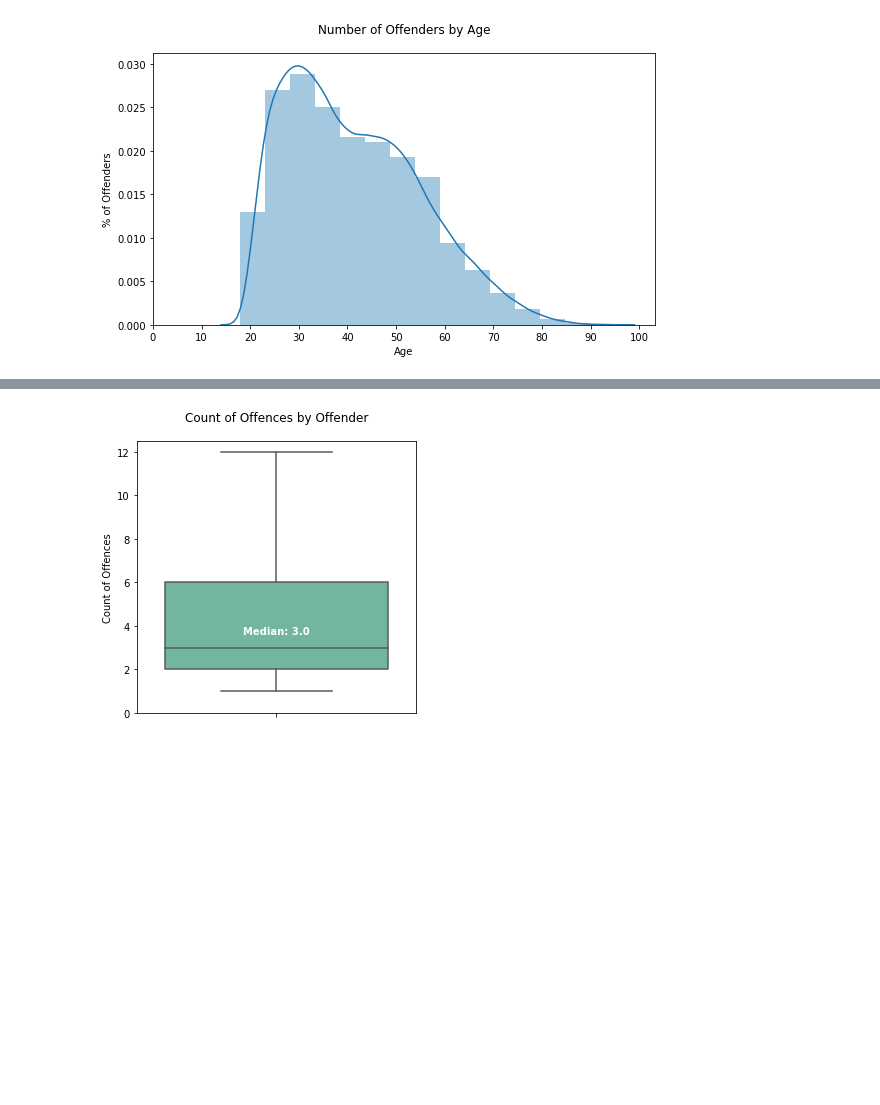
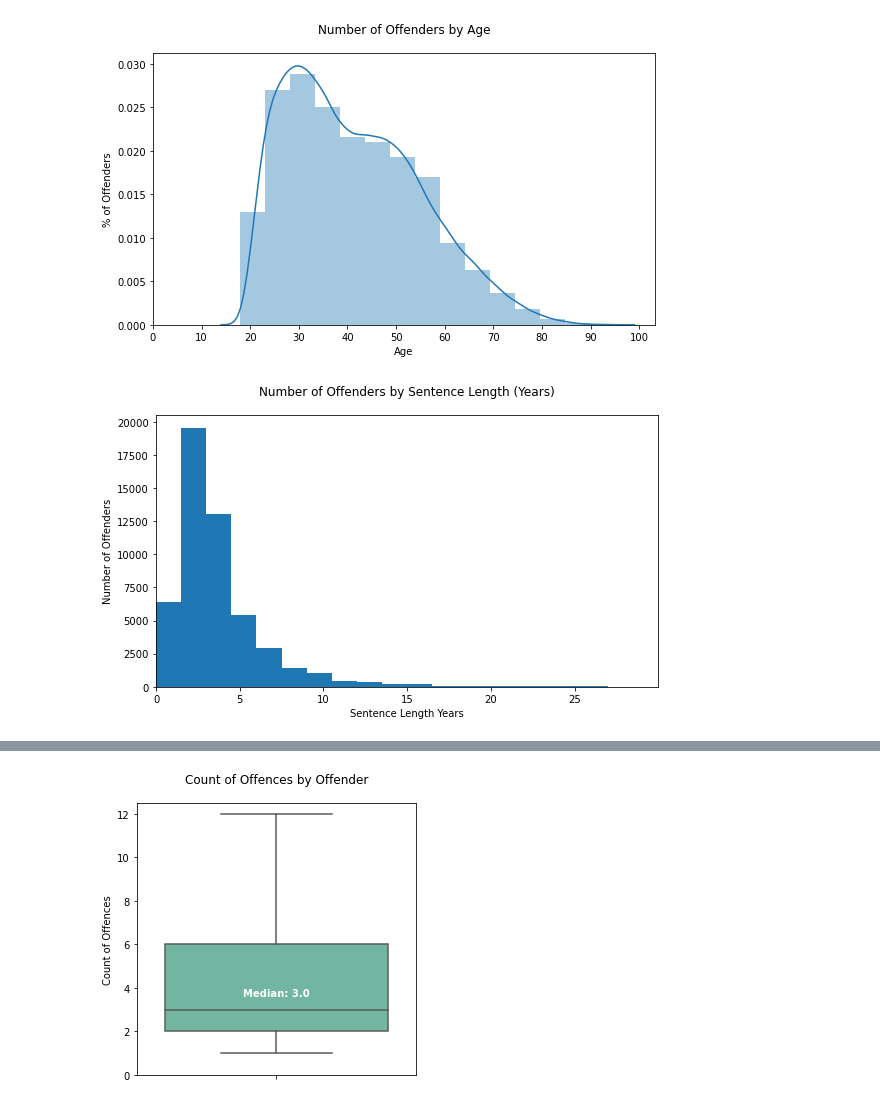
Before and after one commit to anastasiabizyayeva/Bias_Behind_Bars, a Jupyter notebook: EDA.ipynb, the cells around one changed output, grey strips where cells are left out. Drawn from its saved outputs; the diff is of its cells as text; code cells hidden in the pictures; blank space fills up the shorter version.

```diff
--- a/EDA.ipynb
+++ b/EDA.ipynb
@@ -239,3 +239,18 @@ ax.set_xticks(x_ticks)
 plt.show()
 # %% [output]
 [figure]
+# %%
+df_len = df.groupby(['OFFENDER NUMBER', 'SENTENCE ID'])['SENTENCE LENGTH (YEARS)'].mean().reset_index()
+
+fig, ax = plt.subplots(figsize=(9,5))
+ax.hist(df_len['SENTENCE LENGTH (YEARS)'], bins = 80)
+ax.set_title('Number of Offenders by Sentence Length (Years)', fontsize= 12, y =1.05)
+ax.set_xlabel("Sentence Length Years")
+ax.set_ylabel("Number of Offenders")
+x_ticks = np.arange(0, 30, 5)
+ax.set_xticks(x_ticks)
+ax.set_xlim(0,30)
+
+plt.show()
+# %% [output]
+[figure, added]
```
Also changed, not shown: parts of 10 cells of this notebook.
